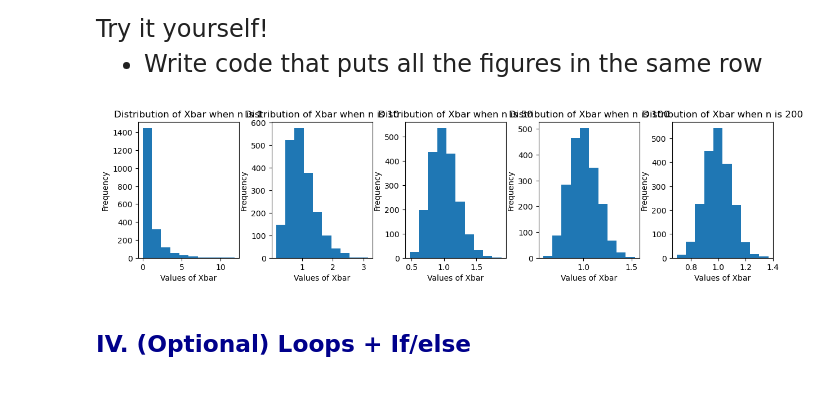
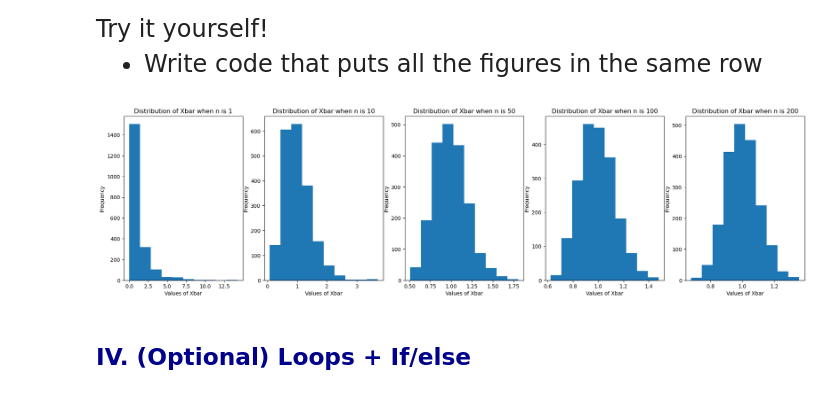
Before and after one commit to whataslay/qtm151_fall_2023, a Jupyter notebook: lecture_06/Lecture 6_EL.ipynb, the cells around one changed output. Saved outputs shown, nothing was run; the diff lists cells and outputs as text; code cells hidden in the pictures.

```diff
--- a/lecture_06/Lecture 6_EL.ipynb
+++ b/lecture_06/Lecture 6_EL.ipynb
@@ -303,33 +307,33 @@ Try it yourself!
 # %%
 # Write your own solution
 
 
 
 # To evaluate different sample size which just have to write a for-loop within
 # another for-loop
 
 num_simulations = 2000
 sample_size_list = [1,10,50,100,200]
 
-fig, list_subfig = plt.subplots(1,len(sample_size_list),figsize = [12,3])
+fig, list_subfig = plt.subplots(1,len(sample_size_list),figsize = [19,5])
 plt.tight_layout()
 
 index = 0
 for sample_size in sample_size_list:
 
     # The following command a vector null values, of length "num_simulations"
     vec_xbar = [None] * num_simulations
 
     for iteration in range(num_simulations):
             vec_chisqr  = np.random.chisquare(df = 1, size = sample_size)
             vec_xbar[iteration] = vec_chisqr.mean()
     list_subfig[index].hist(vec_xbar)
     list_subfig[index].set_title("Distribution of Xbar when n is " + str(sample_size))
     list_subfig[index].set_ylabel("Frequency")
     list_subfig[index].set_xlabel("Values of Xbar")
     index = index + 1
 # %% [output]
-[figure, old version]
+[figure, new version]
 # %% [markdown]
 ## <span style="color:darkblue"> IV. (Optional) Loops + If/else </span>
 # %% [markdown]
```
Also changed, not shown: parts of 9 cells of this notebook, 2 other files.
